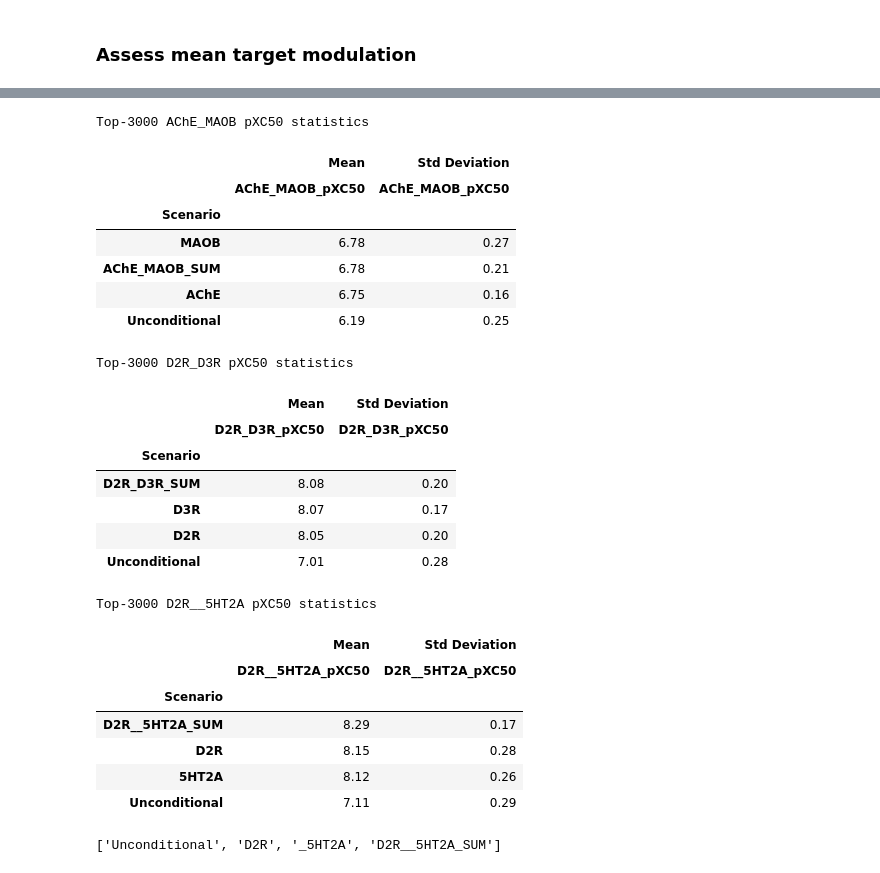
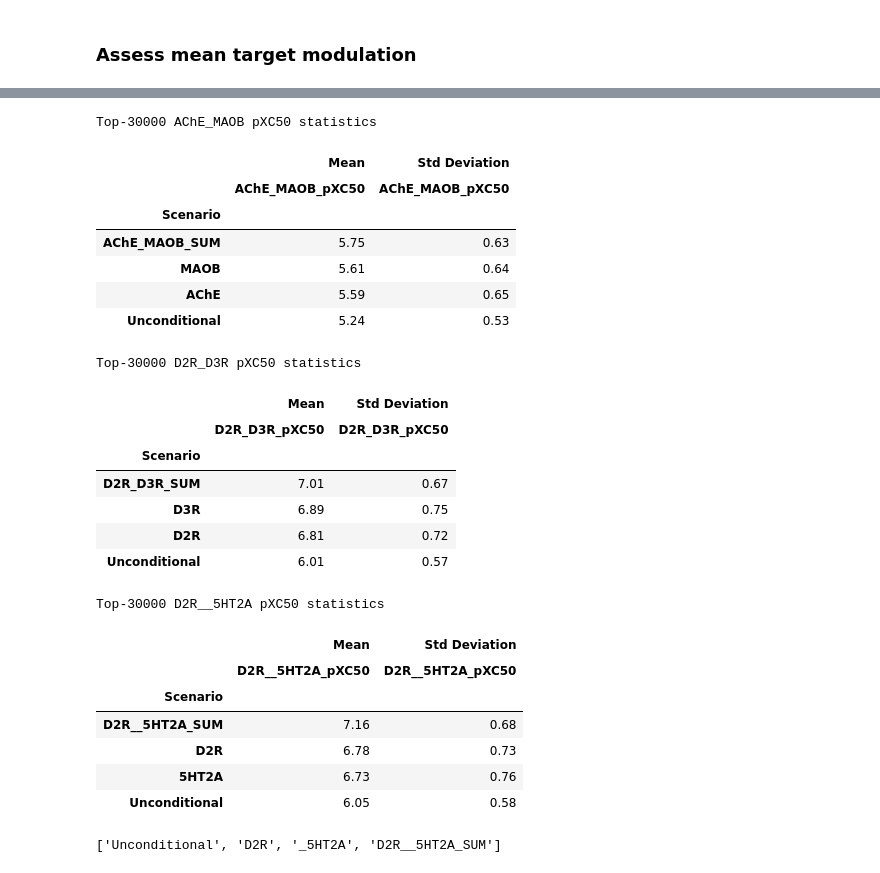
Before and after one commit to arthurcerveira/CoMPO-GPT, a Jupyter notebook: scripts/09-Data-Viz.ipynb, the cells around one changed output, grey strips where cells are left out. Drawn from its saved outputs; the diff is of its cells as text; code cells hidden in the pictures.

```diff
--- a/scripts/09-Data-Viz.ipynb
+++ b/scripts/09-Data-Viz.ipynb
@@ -46,8 +46,8 @@ Unconditional: 2087
 (27913, 25)
 # %%
-# aggs = ["SUM", "MEAN", "MAX"]
+aggs = ["SUM", "MEAN", "MAX"]
 # aggs = ["MEAN", "MAX"]
-aggs = ["SUM"]
+# aggs = ["SUM"]
 
 multi_targets = list()
 
@@ -317,6 +329,7 @@ Top-2500 MAOB pXC50 statistics
 ### Assess mean target modulation
 # %%
 agg = "SUM"  # MEAN, MAX
+#  agg = "MAX"  # MEAN, MAX
 # ACT_TYPE = "Activity"  # pIC50, inhibition
 ACT_TYPE = "pXC50"  # pIC50, inhibition
 
@@ -339,7 +352,7 @@ multitarget_combination = {
 }
 
 fig, axes = plt.subplots(len(multitarget_combination), 1, figsize=(14, 5 * len(multitarget_combination)))
-n = 5000
+n = 30000
 
 
 for j, combination in enumerate(multitarget_combination):
@@ -379,7 +388,7 @@ df[activity_column].isna().sum()
 import ptitprince as pt
 
 # fig, axes = plt.subplots(len(multitarget_combination), 1, figsize=(10, 5 * len(multitarget_combination)))
-n = 3000
+n = 30000
 pal=list(sns.color_palette("tab10"))
 
 for j, (ax, combination) in enumerate(zip(axes, multitarget_combination)):
@@ -388,14 +397,13 @@ for j, (ax, combination) in enumerate(zip(axes, multitarget_combination)):
     # print(f"Combination: {activity_column}")
     fig, ax = plt.subplots(1, 1, figsize=(10, 5 * 1))
 
-
     gen_molecules = multitarget_combination[combination]["generated_molecules"]
     for gen_molecule in gen_molecules:
         # print(gen_molecule)
         # df = pd.read_csv(f'../generated_molecules/predicted_activity/{gen_molecule}_MTDD.csv')
         df = pd.read_csv(f'../generated_molecules/{EPOCHS}-epoch/predicted_activity/{gen_molecule}.csv')
         scenario = gen_molecule[1:] if gen_molecule.startswith("_") else gen_molecule
-        df_filtered = df[activity_column].nlargest(n).to_frame().assign(Scenario=scenario)
+        df_filtered = df[activity_column].nlargest(n).to_frame().assign(Scenario=scenario).dropna(subset=[activity_column])
         df_list.append(df_filtered)
 
     activities = pd.concat(df_list).reset_index()
@@ -420,51 +428,51 @@ for j, (ax, combination) in enumerate(zip(axes, multitarget_combination)):
 # %%
 for j, combination in enumerate(multitarget_combination):
     activity_column = f"{combination}_{ACT_TYPE}"
     df_list = list()
 
     gen_molecules = multitarget_combination[combination]["generated_molecules"]
     for gen_molecule in gen_molecules:
         df = pd.read_csv(f'../generated_molecules/{EPOCHS}-epoch/predicted_activity/{gen_molecule}.csv')
         scenario = gen_molecule[1:] if gen_molecule.startswith("_") else gen_molecule
-        df_filtered = df[activity_column].nlargest(n).to_frame().assign(Scenario=scenario)
+        df_filtered = df[activity_column].nlargest(n).to_frame().assign(Scenario=scenario).dropna(subset=[activity_column])
         df_list.append(df_filtered)
 
     activities = pd.concat(df_list).reset_index()
     pivot = activities.pivot_table(index='Scenario', values=activity_column, aggfunc=[np.mean, np.std])
     pivot = pivot.rename(columns={'mean': 'Mean', 'std': 'Std Deviation'})
     pivot = pivot.sort_values(by=('Mean', activity_column), ascending=False)
 
     format_str = "{:.2%}" if ACT_TYPE == "Activity" else "{:.2f}"
     # print(f"Combination: {combination}")
     display(pivot.style
                  .format(format_str)
                  .set_caption(f"Top-{n} {combination} {ACT_TYPE} statistics")
                  .background_gradient(cmap='Blues', axis=0))
 # %% [output]
-Top-3000 AChE_MAOB pXC50 statistics
+Top-30000 AChE_MAOB pXC50 statistics
 |  | Mean | Std Deviation |
 |  | AChE_MAOB_pXC50 | AChE_MAOB_pXC50 |
 | Scenario |  |  |
-| MAOB | 6.78 | 0.27 |
-| AChE_MAOB_SUM | 6.78 | 0.21 |
-| AChE | 6.75 | 0.16 |
-| Unconditional | 6.19 | 0.25 |
+| AChE_MAOB_SUM | 5.75 | 0.63 |
+| MAOB | 5.61 | 0.64 |
+| AChE | 5.59 | 0.65 |
+| Unconditional | 5.24 | 0.53 |
-Top-3000 D2R_D3R pXC50 statistics
+Top-30000 D2R_D3R pXC50 statistics
 |  | Mean | Std Deviation |
 |  | D2R_D3R_pXC50 | D2R_D3R_pXC50 |
 | Scenario |  |  |
-| D2R_D3R_SUM | 8.08 | 0.20 |
-| D3R | 8.07 | 0.17 |
-| D2R | 8.05 | 0.20 |
-| Unconditional | 7.01 | 0.28 |
+| D2R_D3R_SUM | 7.01 | 0.67 |
+| D3R | 6.89 | 0.75 |
+| D2R | 6.81 | 0.72 |
+| Unconditional | 6.01 | 0.57 |
-Top-3000 D2R__5HT2A pXC50 statistics
+Top-30000 D2R__5HT2A pXC50 statistics
 |  | Mean | Std Deviation |
 |  | D2R__5HT2A_pXC50 | D2R__5HT2A_pXC50 |
 | Scenario |  |  |
-| D2R__5HT2A_SUM | 8.29 | 0.17 |
-| D2R | 8.15 | 0.28 |
-| 5HT2A | 8.12 | 0.26 |
-| Unconditional | 7.11 | 0.29 |
+| D2R__5HT2A_SUM | 7.16 | 0.68 |
+| D2R | 6.78 | 0.73 |
+| 5HT2A | 6.73 | 0.76 |
+| Unconditional | 6.05 | 0.58 |
 # %%
 multitarget_combination[combination]["generated_molecules"]
 # %% [output]
```
Also changed, not shown: parts of 22 cells of this notebook, 22 other files.
